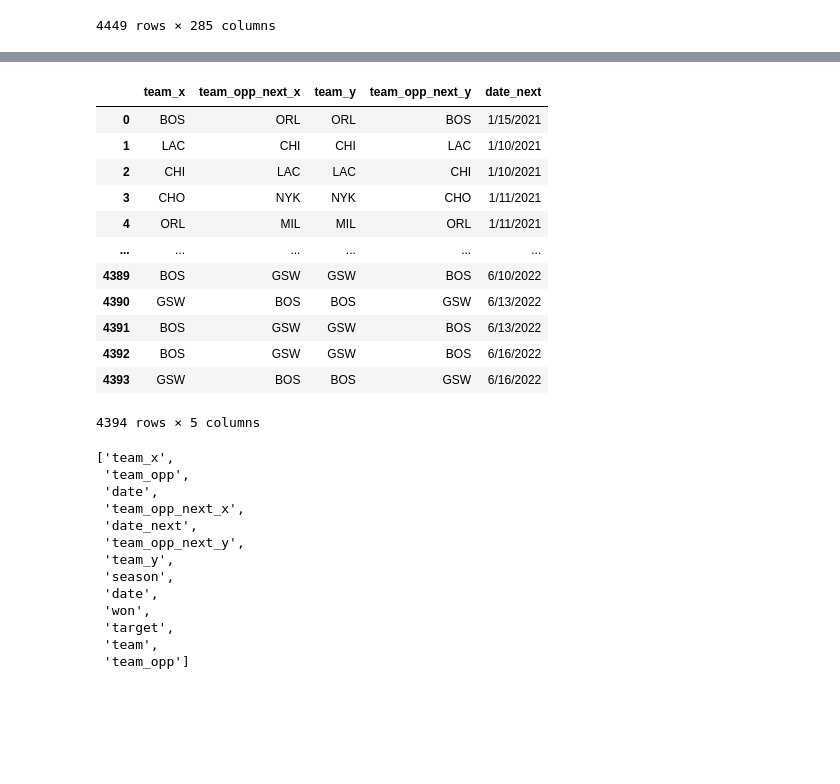
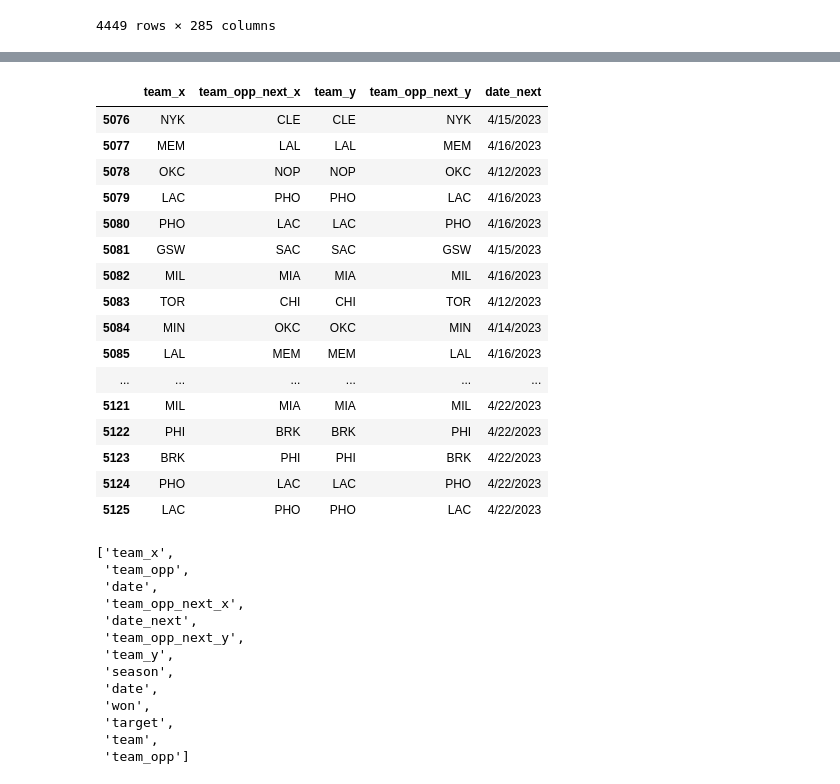
Before and after one commit to EnEnfer/DataVisz, a Jupyter notebook: predict.ipynb, the cells around one changed output, grey strips where cells are left out. Saved outputs shown, nothing was run; the diff lists cells and outputs as text; code cells hidden in the pictures; blank space fills up the shorter version.

```diff
--- a/predict.ipynb
+++ b/predict.ipynb
@@ -380,19 +397,23 @@ full
 # %%
-full[["team_x", "team_opp_next_x", "team_y", "team_opp_next_y", "date_next"]]
+full[["team_x", "team_opp_next_x", "team_y", "team_opp_next_y", "date_next"]].tail(50)
 # %% [output]
 |  | team_x | team_opp_next_x | team_y | team_opp_next_y | date_next |
-| 0 | BOS | ORL | ORL | BOS | 1/15/2021 |
-| 1 | LAC | CHI | CHI | LAC | 1/10/2021 |
-| 2 | CHI | LAC | LAC | CHI | 1/10/2021 |
-| 3 | CHO | NYK | NYK | CHO | 1/11/2021 |
-| 4 | ORL | MIL | MIL | ORL | 1/11/2021 |
+| 5076 | NYK | CLE | CLE | NYK | 4/15/2023 |
+| 5077 | MEM | LAL | LAL | MEM | 4/16/2023 |
+| 5078 | OKC | NOP | NOP | OKC | 4/12/2023 |
+| 5079 | LAC | PHO | PHO | LAC | 4/16/2023 |
+| 5080 | PHO | LAC | LAC | PHO | 4/16/2023 |
+| 5081 | GSW | SAC | SAC | GSW | 4/15/2023 |
+| 5082 | MIL | MIA | MIA | MIL | 4/16/2023 |
+| 5083 | TOR | CHI | CHI | TOR | 4/12/2023 |
+| 5084 | MIN | OKC | OKC | MIN | 4/14/2023 |
+| 5085 | LAL | MEM | MEM | LAL | 4/16/2023 |
 | ... | ... | ... | ... | ... | ... |
-| 4389 | BOS | GSW | GSW | BOS | 6/10/2022 |
-| 4390 | GSW | BOS | BOS | GSW | 6/13/2022 |
-| 4391 | BOS | GSW | GSW | BOS | 6/13/2022 |
-| 4392 | BOS | GSW | GSW | BOS | 6/16/2022 |
-| 4393 | GSW | BOS | BOS | GSW | 6/16/2022 |
+| 5121 | MIL | MIA | MIA | MIL | 4/22/2023 |
+| 5122 | PHI | BRK | BRK | PHI | 4/22/2023 |
+| 5123 | BRK | PHI | PHI | BRK | 4/22/2023 |
+| 5124 | PHO | LAC | LAC | PHO | 4/22/2023 |
+| 5125 | LAC | PHO | PHO | LAC | 4/22/2023 |
-4394 rows × 5 columns
 # %%
 removed_columns = list(full.columns[full.dtypes == "object"]) + removed_columns
 # %%
```
Also changed, not shown: parts of 16 cells of this notebook.
